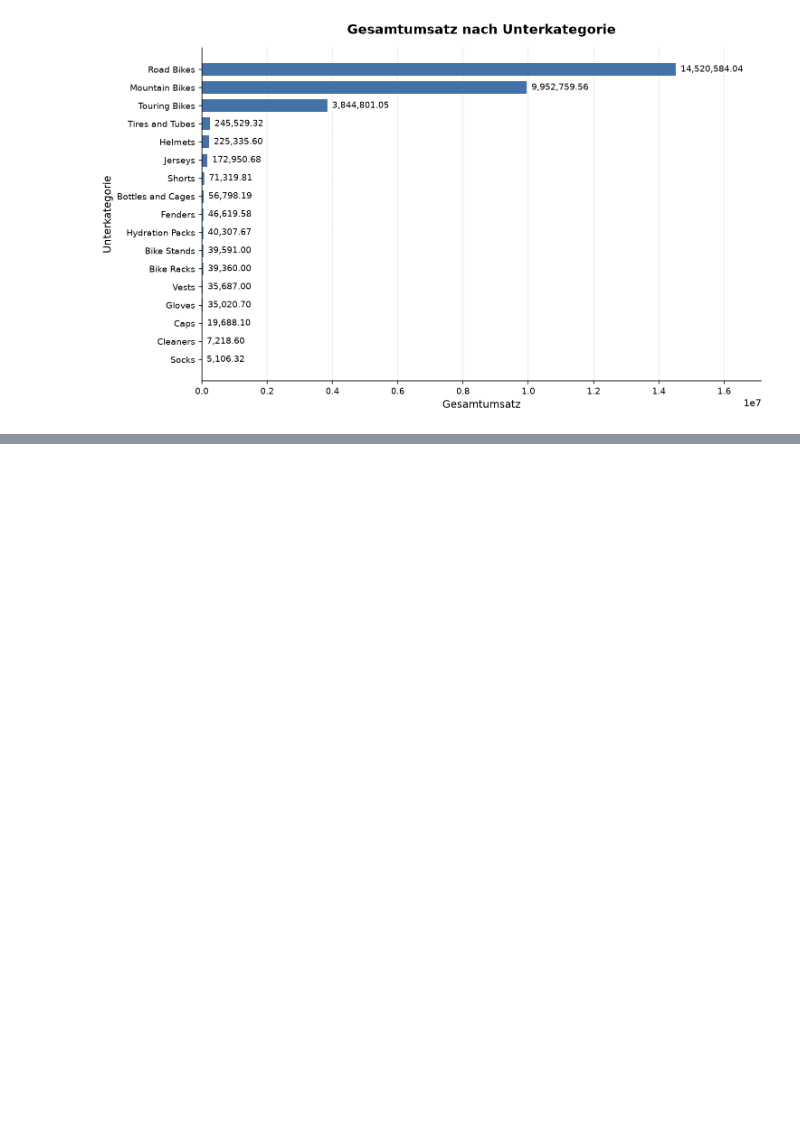
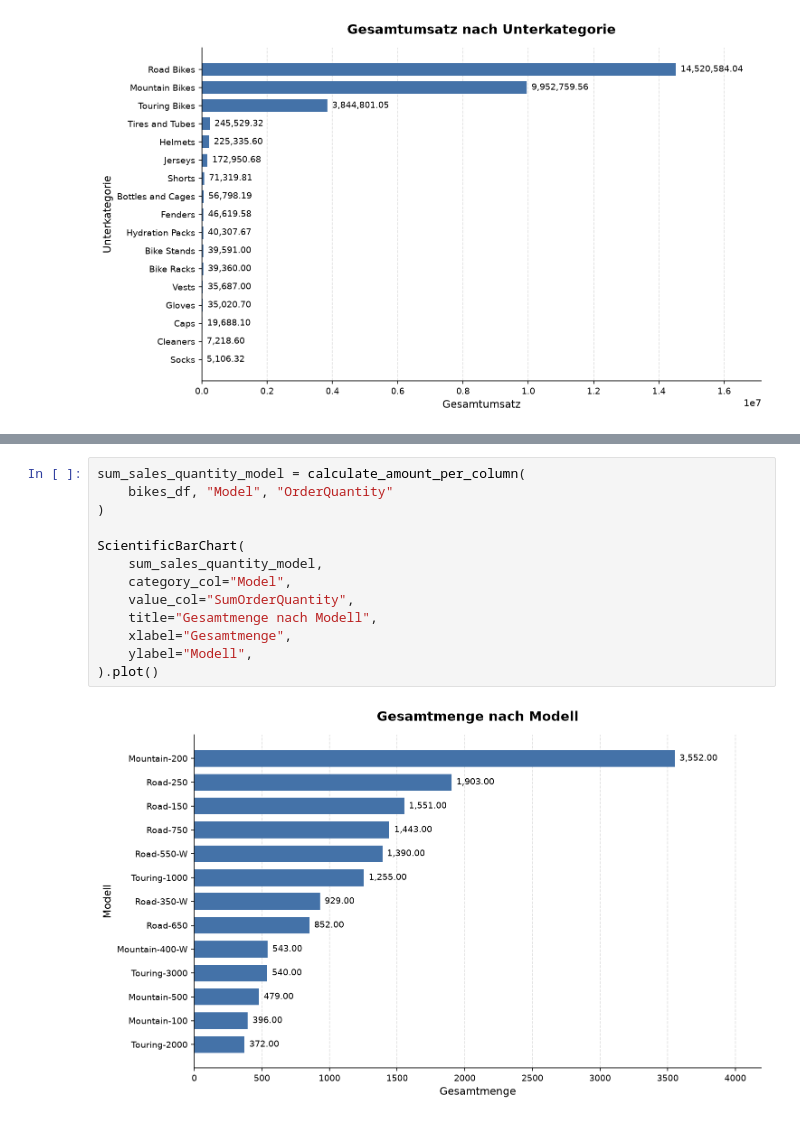
Before and after one commit to RafaelRiesle/cpm_projekt_14_vorhersage_numerischer_Werte, a Jupyter notebook: notebooks/analysis.ipynb, the cells around one changed output, grey strips where cells are left out. Saved outputs shown, nothing was run; the diff lists cells and outputs as text; blank space fills up the shorter version.

```diff
--- a/notebooks/analysis.ipynb
+++ b/notebooks/analysis.ipynb
@@ -137,0 +231,15 @@ KeyError: 'Revenue'
+# %%
+sum_sales_quantity_model = calculate_amount_per_column(
+    bikes_df, "Model", "OrderQuantity"
+)
+
+ScientificBarChart(
+    sum_sales_quantity_model,
+    category_col="Model",
+    value_col="SumOrderQuantity",
+    title="Gesamtmenge nach Modell",
+    xlabel="Gesamtmenge",
+    ylabel="Modell",
+).plot()
+# %% [output]
+[figure, added]
```
Also changed, not shown: parts of 13 cells of this notebook, 3 other files.
